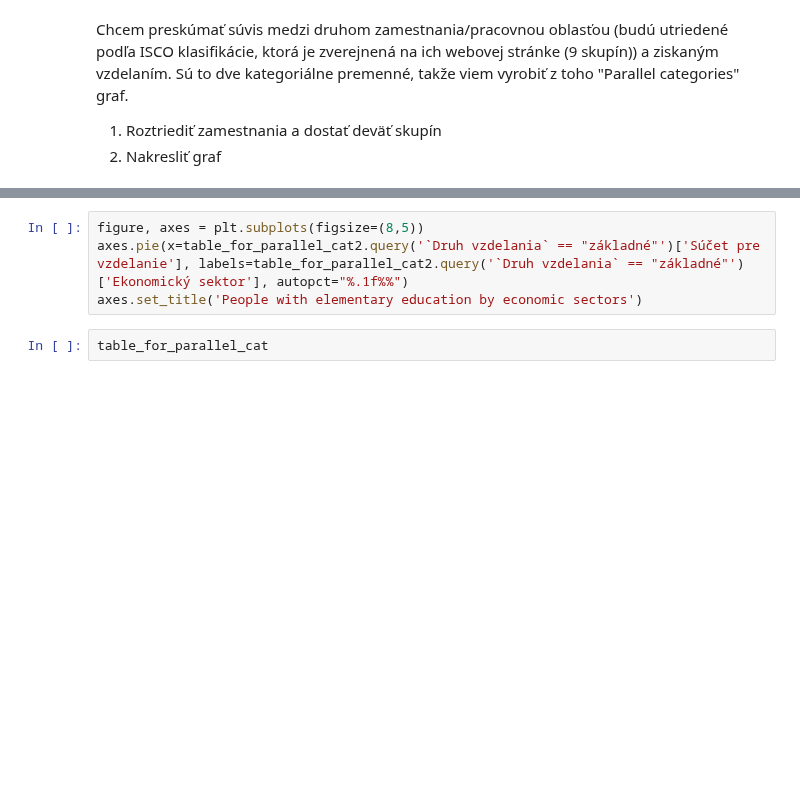
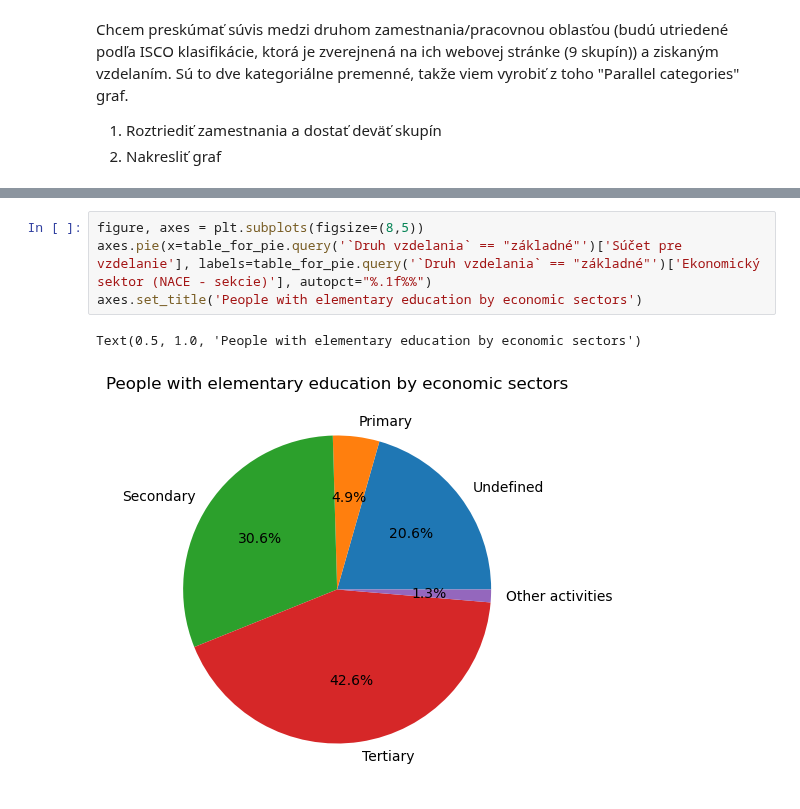
Before and after one commit to AndruKP/mathprofi-education, a Jupyter notebook: Oleksandr.ipynb, the cells around one changed output, grey strips where cells are left out. Saved outputs shown, nothing was run; the diff lists cells and outputs as text; blank space fills up the shorter version.

```diff
--- a/Oleksandr.ipynb
+++ b/Oleksandr.ipynb
@@ -231,9 +250,10 @@ axes.set_title('People with higher education by economic sectors')
 # %%
 figure, axes = plt.subplots(figsize=(8,5))
-axes.pie(x=table_for_parallel_cat2.query('`Druh vzdelania` == "základné"')['Súčet pre vzdelanie'], labels=table_for_parallel_cat2.query('`Druh vzdelania` == "základné"')['Ekonomický sektor'], autopct="%.1f%%")
+axes.pie(x=table_for_pie.query('`Druh vzdelania` == "základné"')['Súčet pre vzdelanie'], labels=table_for_pie.query('`Druh vzdelania` == "základné"')['Ekonomický sektor (NACE - sekcie)'], autopct="%.1f%%")
 axes.set_title('People with elementary education by economic sectors')
+# %% [output]
+Text(0.5, 1.0, 'People with elementary education by economic sectors')
+[figure, added]
-# %%
-table_for_parallel_cat
 # %%
 # create a list of all functions
 #all_functions = list(functions['function'].unique())
```
Also changed, not shown: parts of 35 cells of this notebook.
